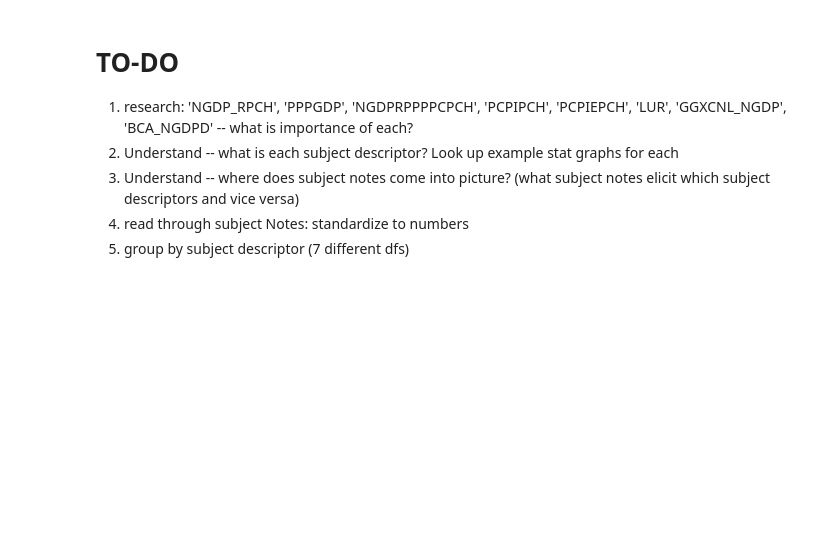
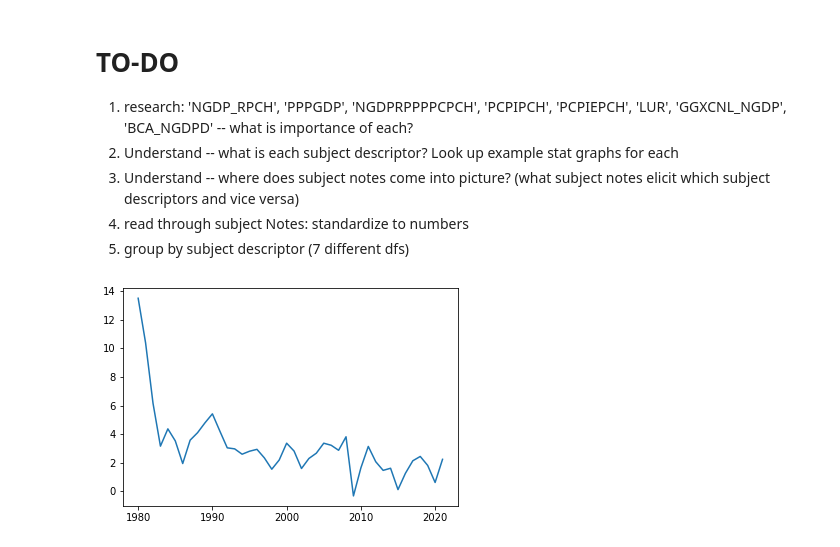
Before and after one commit to Carolina-Data-Challenge/snaz-data, a Jupyter notebook: Carolina_Data_Challenge.ipynb, the cells around one changed output. Cells and saved outputs as stored; diff of their text form; code cells hidden in the pictures; blank space fills up the shorter version.

Commit message:
add subject legend and test for usa inf

```diff
--- a/Carolina_Data_Challenge.ipynb
+++ b/Carolina_Data_Challenge.ipynb
@@ -74,3 +56,17 @@ array(['Annual percentages of constant price GDP are year-on-year changes; the b
 3. Understand -- where does subject notes come into picture? (what subject notes elicit which subject descriptors and vice versa)
 4. read through subject Notes: standardize to numbers
 5. group by subject descriptor (7 different dfs)
+# %%
+years = []
+usa_inflation = []
+for index, row in gspend.iterrows():
+    if row['ISO'] == 'USA' and row['WEO Subject Code'] == 'PCPIPCH':
+        for y in range(1980, 2022):
+            years.append(y)
+            usa_inflation.append(row[y])
+        break
+
+plt.plot(years, usa_inflation)
+plt.show()
+# %% [output]
+[figure, added]
```
Also changed, not shown: parts of 11 cells of this notebook.
